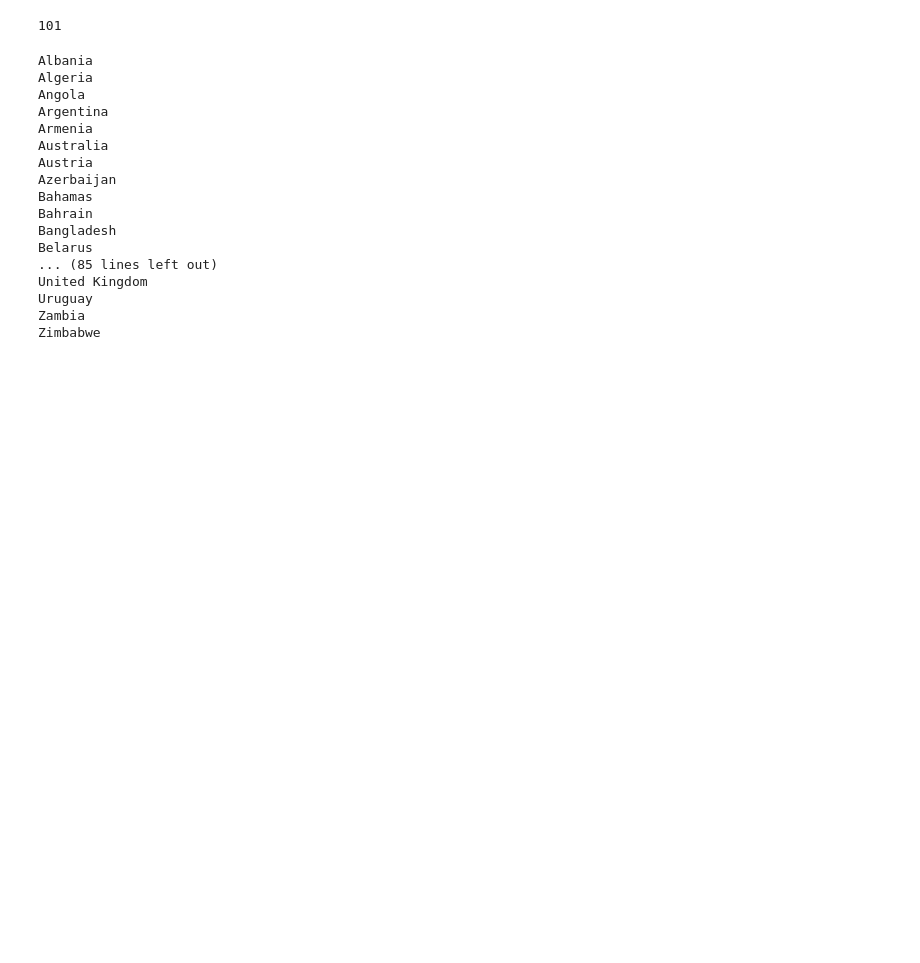
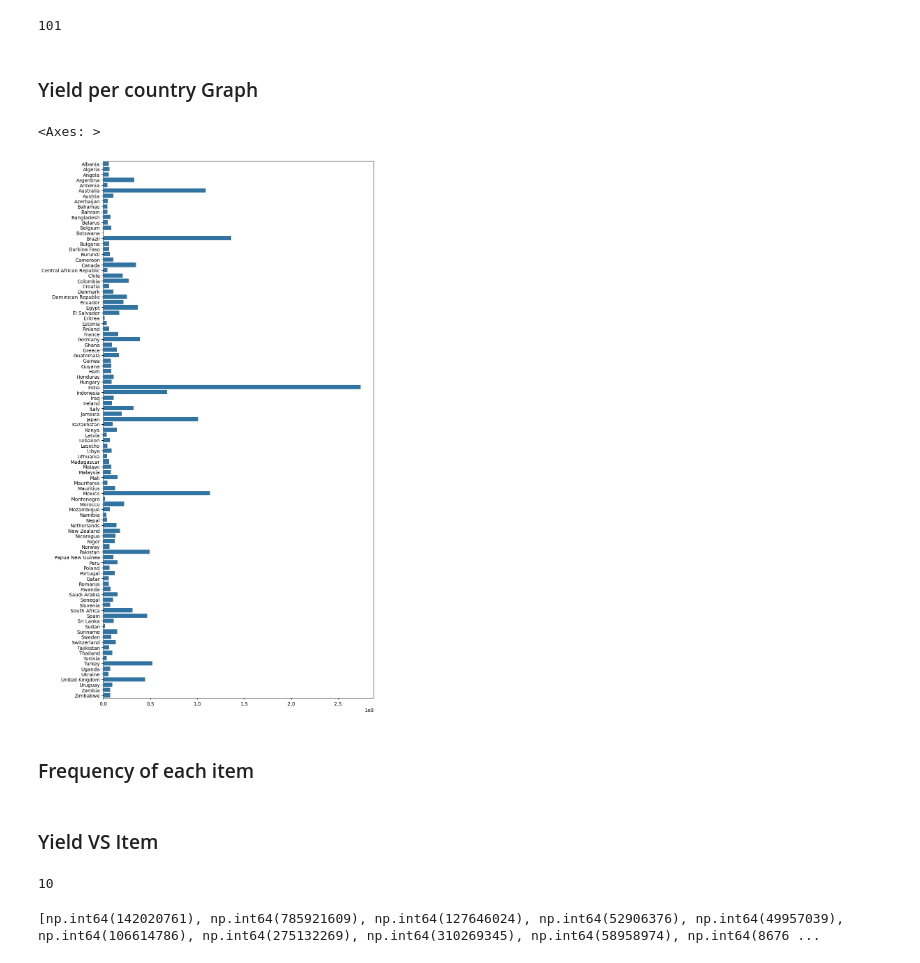
Before and after one commit to itxsalmannkhann/Crop-Yield-Prediction-Per-Country, a Jupyter notebook: crop_yield_prediction.ipynb, the cells around one changed output. Drawn from its saved outputs; the diff is of its cells as text; code cells hidden in the pictures; blank space fills up the shorter version.

```diff
--- a/crop_yield_prediction.ipynb
+++ b/crop_yield_prediction.ipynb
@@ -168,24 +169,35 @@ len(df['Area'].unique())
 101
 # %%
 countries = df['Area'].unique()
+yield_per_country = []
 
 for country in countries:
-    print(country)
+    yield_per_country.append(df[df['Area'] == country]['hg/ha_yield'].sum())
-# %% [output]
-Albania
-Algeria
-Angola
-Argentina
-Armenia
-Australia
-Austria
-Azerbaijan
-Bahamas
-Bahrain
-Bangladesh
-Belarus
-... (85 lines left out)
-United Kingdom
-Uruguay
-Zambia
-Zimbabwe
+# %% [markdown]
+### Yield per country Graph
+# %%
+plt.figure(figsize=(10,20))
+sns.barplot(x = yield_per_country, y = countries)
+# %% [output]
+<Axes: >
+[figure, added]
+# %% [markdown]
+### Frequency of each item
+# %% [markdown]
+### Yield VS Item
+# %%
+# Total number of crop items in the dataset
+
+crops = df['Item'].unique()
+len(crops)
+# %% [output]
+10
+# %%
+yield_per_crop = []
+
+for crop in crops:
+    yield_per_crop.append(df[df['Item'] == crop]['hg/ha_yield'].sum())
+
+print(yield_per_crop)
+# %% [output]
+[np.int64(142020761), np.int64(785921609), np.int64(127646024), np.int64(52906376), np.int64(49957039), np.int64(106614786), np.int64(275132269), np.int64(310269345), np.int64(58958974), np.int64(8676 ...
```
Also changed, not shown: parts of 19 cells of this notebook.
